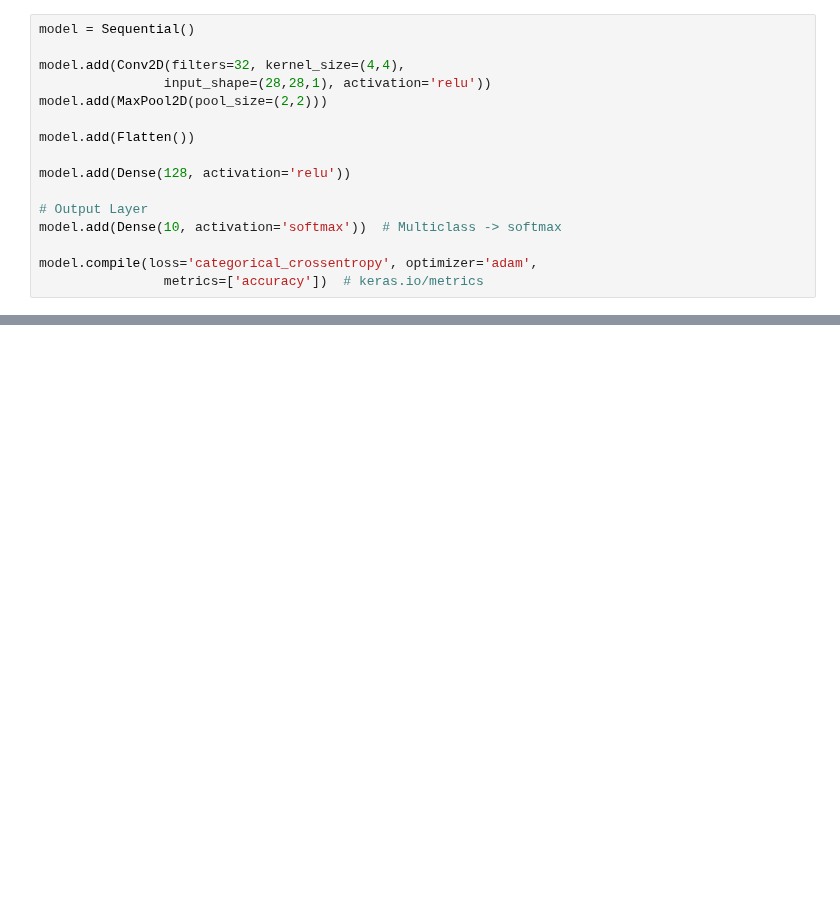
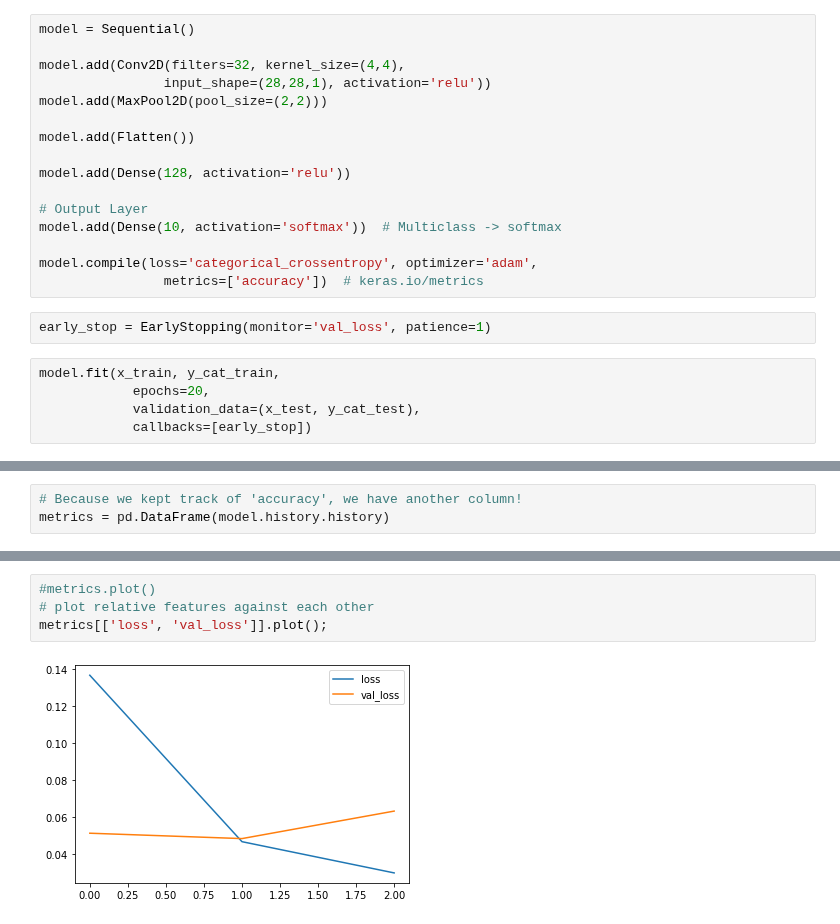
Before and after one commit to bdotbull/bb_learning_tf2_and_keras, a Jupyter notebook: topics/cnn/cnn_mnist.ipynb, the cells around one changed output, grey strips where cells are left out. Drawn from its saved outputs; the diff is of its cells as text; blank space fills up the shorter version.

```diff
--- a/topics/cnn/cnn_mnist.ipynb
+++ b/topics/cnn/cnn_mnist.ipynb
@@ -98,3 +102,10 @@ model.add(Dense(10, activation='softmax'))  # Multiclass -> softmax
 
 model.compile(loss='categorical_crossentropy', optimizer='adam',
                 metrics=['accuracy'])  # keras.io/metrics
+# %%
+early_stop = EarlyStopping(monitor='val_loss', patience=1)
+# %%
+model.fit(x_train, y_cat_train,
+            epochs=20,
+            validation_data=(x_test, y_cat_test),
+            callbacks=[early_stop])
@@ -100,0 +123,3 @@ model.compile(loss='categorical_crossentropy', optimizer='adam',
+# %%
+# Because we kept track of 'accuracy', we have another column!
+metrics = pd.DataFrame(model.history.history)
@@ -100,0 +133,6 @@ model.compile(loss='categorical_crossentropy', optimizer='adam',
+# %%
+#metrics.plot()
+# plot relative features against each other
+metrics[['loss', 'val_loss']].plot();
+# %% [output]
+[figure, added]
```
Also changed, not shown: parts of 16 cells of this notebook.
